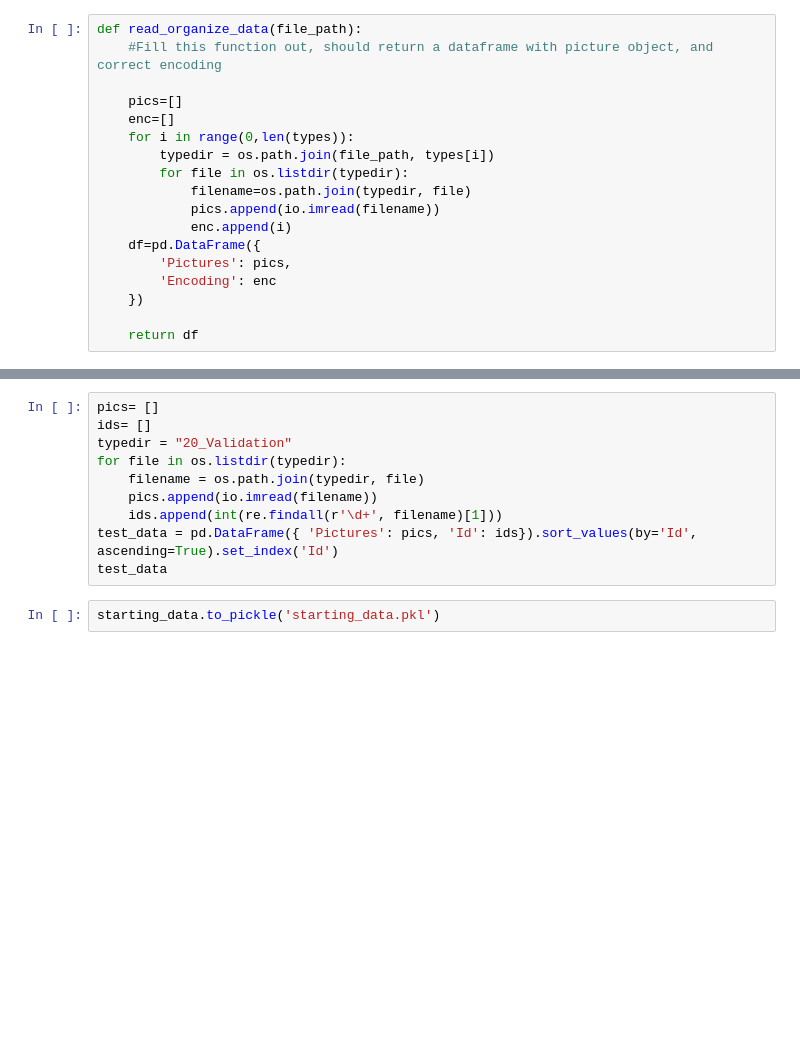
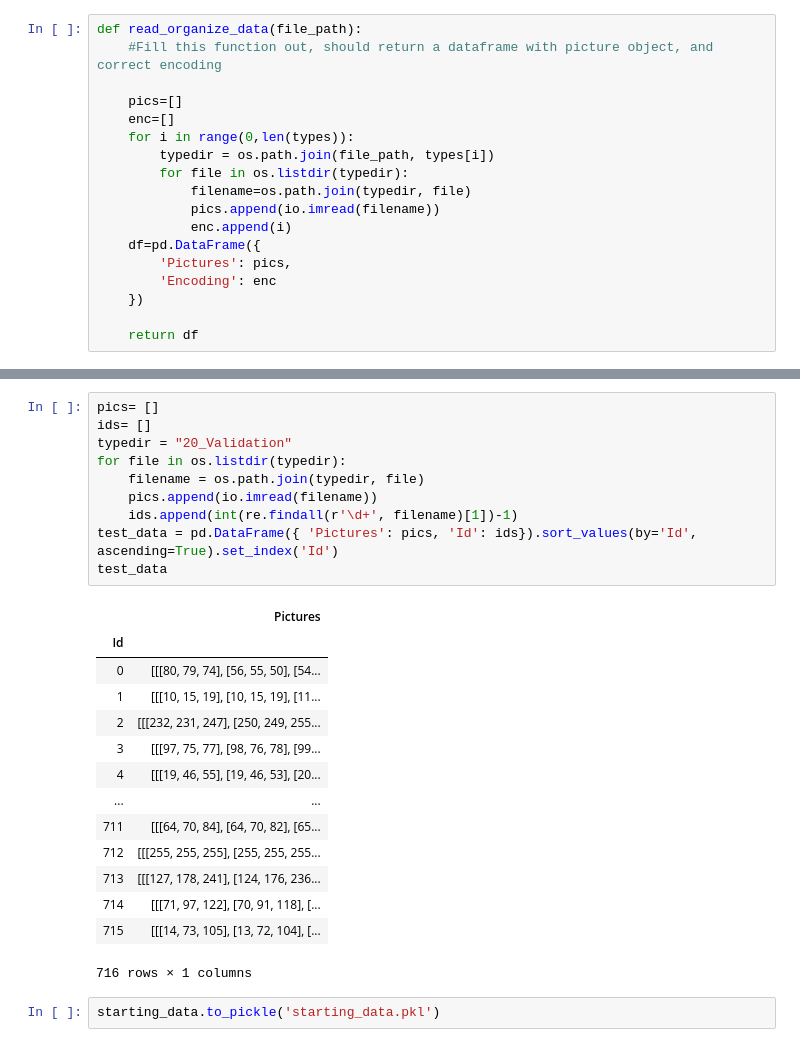
Before and after one commit to WesleyDeng1016/imageclassification, a Jupyter notebook: final_project/GradProject_NB1.ipynb, the cells around one changed output, grey strips where cells are left out. Saved outputs shown, nothing was run; the diff lists cells and outputs as text; blank space fills up the shorter version.

```diff
--- a/final_project/GradProject_NB1.ipynb
+++ b/final_project/GradProject_NB1.ipynb
@@ -62,13 +76,28 @@ starting_data
 # %%
 pics= []
 ids= []
 typedir = "20_Validation"
 for file in os.listdir(typedir):
     filename = os.path.join(typedir, file)
     pics.append(io.imread(filename))
-    ids.append(int(re.findall(r'\d+', filename)[1]))
+    ids.append(int(re.findall(r'\d+', filename)[1])-1)
 test_data = pd.DataFrame({ 'Pictures': pics, 'Id': ids}).sort_values(by='Id', ascending=True).set_index('Id')
 test_data
+# %% [output]
+|  | Pictures |
+| Id |  |
+| 0 | [[[80, 79, 74], [56, 55, 50], [54... |
+| 1 | [[[10, 15, 19], [10, 15, 19], [11... |
+| 2 | [[[232, 231, 247], [250, 249, 255... |
+| 3 | [[[97, 75, 77], [98, 76, 78], [99... |
+| 4 | [[[19, 46, 55], [19, 46, 53], [20... |
+| ... | ... |
+| 711 | [[[64, 70, 84], [64, 70, 82], [65... |
+| 712 | [[[255, 255, 255], [255, 255, 255... |
+| 713 | [[[127, 178, 241], [124, 176, 236... |
+| 714 | [[[71, 97, 122], [70, 91, 118], [... |
+| 715 | [[[14, 73, 105], [13, 72, 104], [... |
+716 rows × 1 columns
 # %%
 starting_data.to_pickle('starting_data.pkl')
 # %%
```
Also changed, not shown: parts of 1 cell of this notebook, 2 other files.
